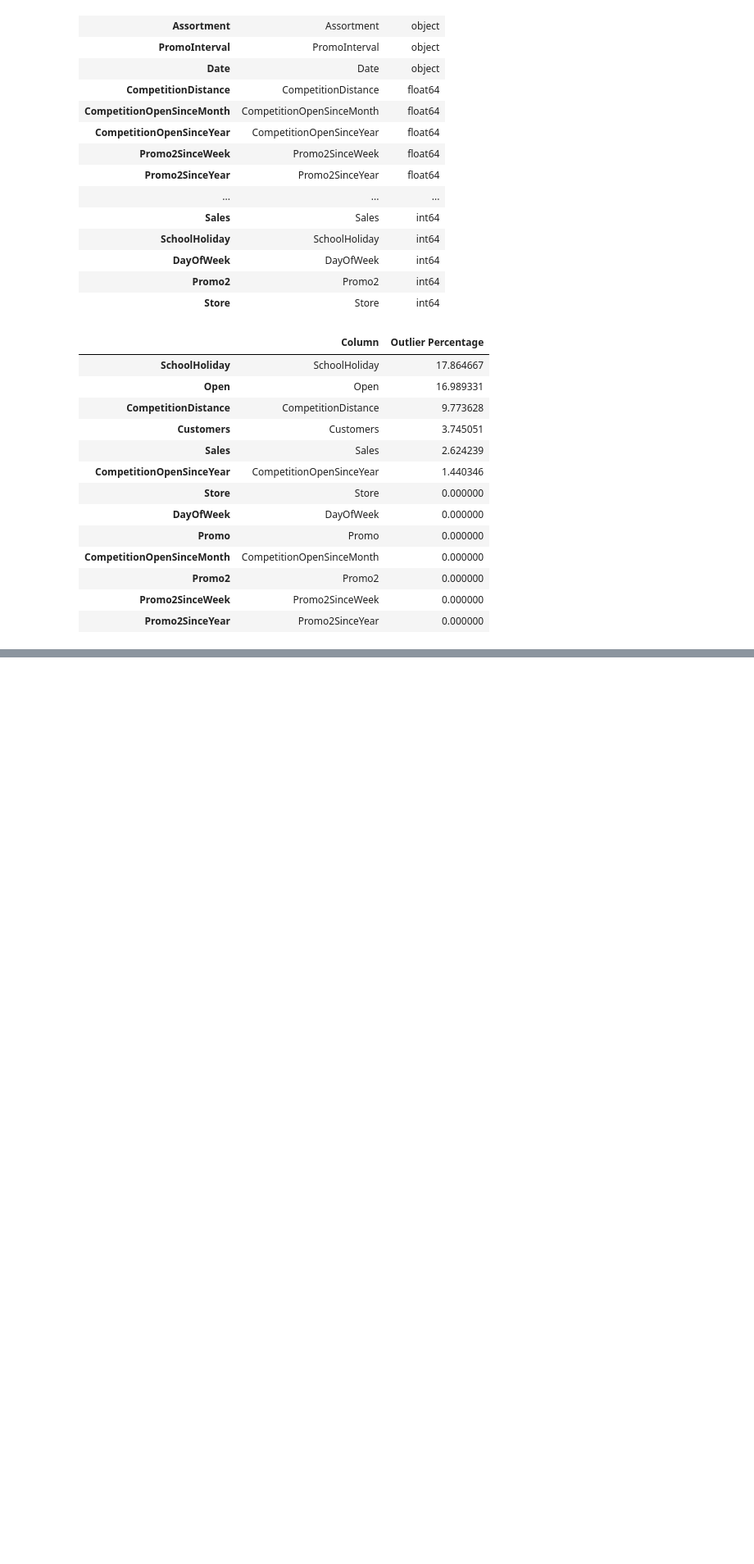
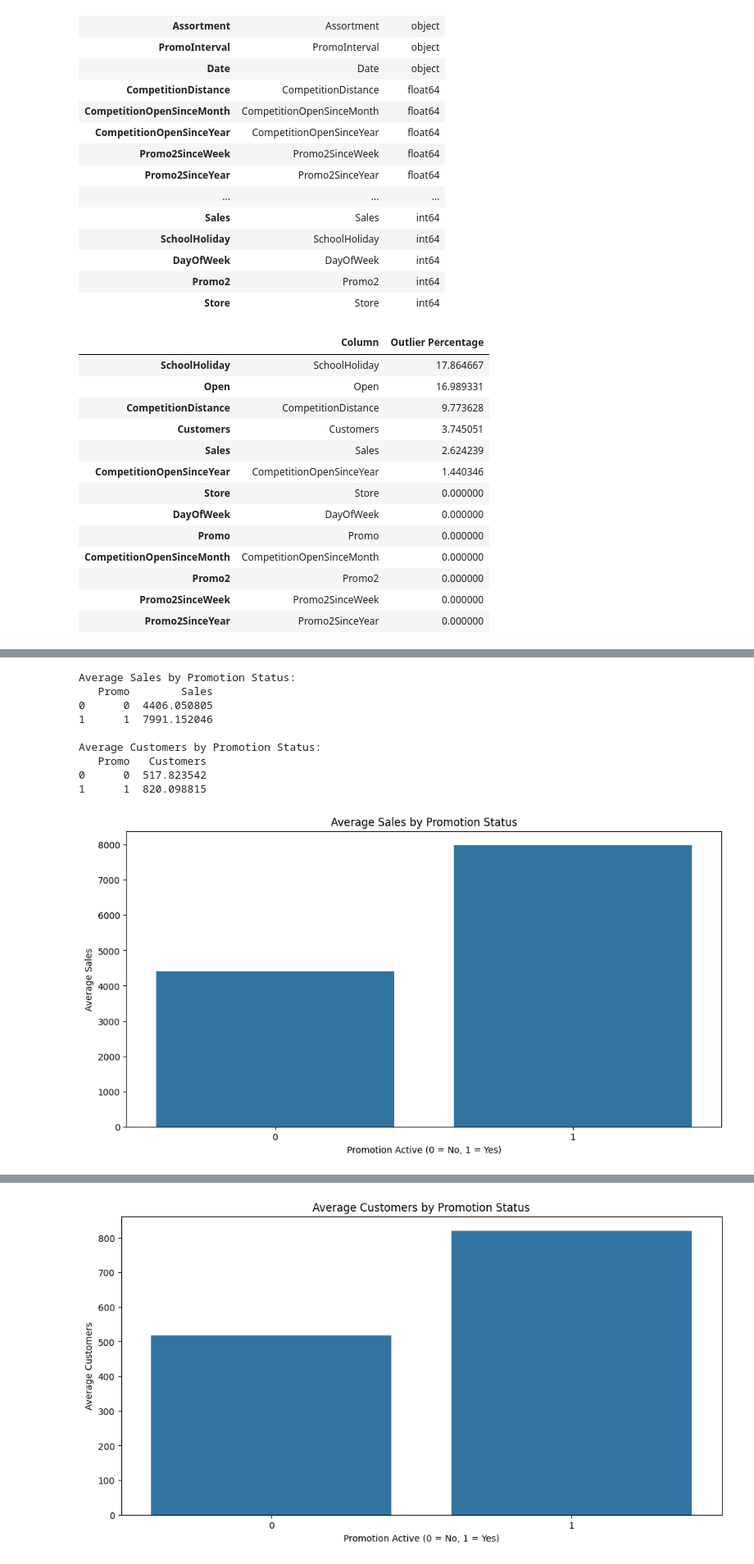
Before and after one commit to Marta233/Sales_Forcasting, a Jupyter notebook: notebook/EDA.ipynb, the cells around one changed output, grey strips where cells are left out. Shown at 82% size. Drawn from its saved outputs; the diff is of its cells as text; code cells hidden in the pictures; blank space fills up the shorter version.

```diff
--- a/notebook/EDA.ipynb
+++ b/notebook/EDA.ipynb
@@ -169,0 +182,3 @@ EDA.seasonal_purchase_treand_ana()
+# %%
+EDA.analyze_promotions()
+# %% [output]
@@ -169,0 +187,10 @@ EDA.seasonal_purchase_treand_ana()
+Average Sales by Promotion Status:
+   Promo        Sales
+0      0  4406.050805
+1      1  7991.152046
+
+Average Customers by Promotion Status:
+   Promo   Customers
+0      0  517.823542
+1      1  820.098815
+[figure, added]
@@ -169,0 +199 @@ EDA.seasonal_purchase_treand_ana()
+[figure, added]
```
Also changed, not shown: parts of 14 cells of this notebook, 1 other file.
